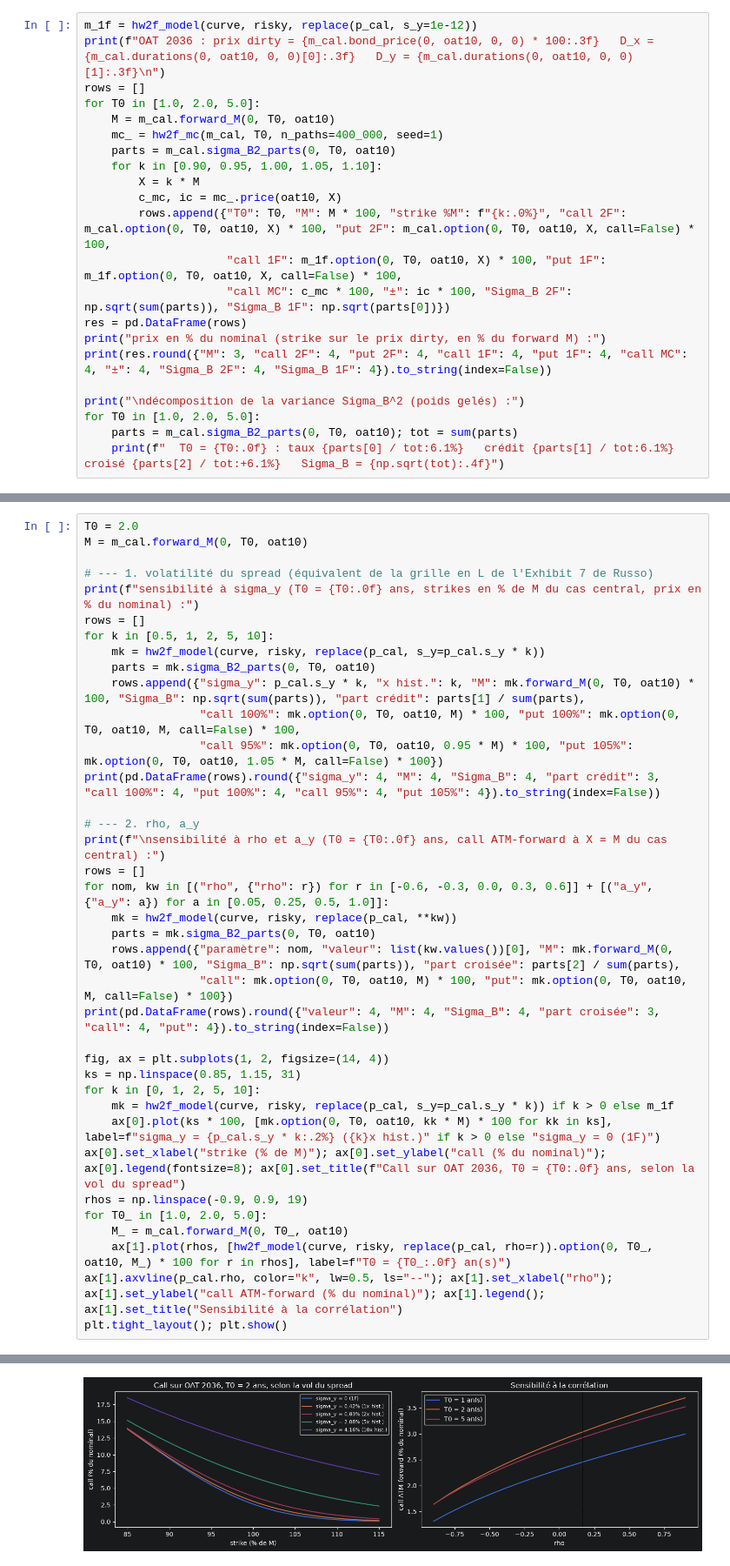
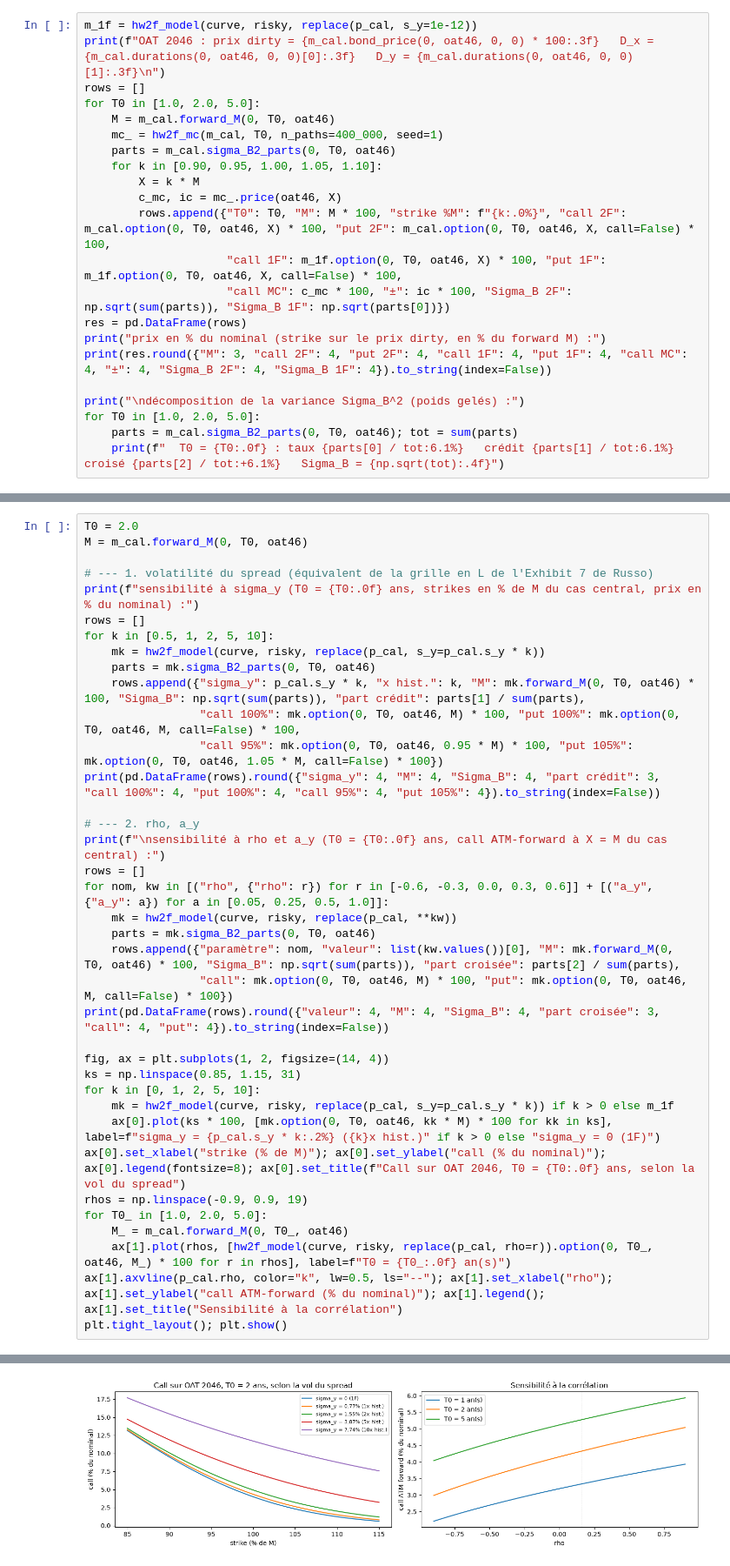
Before and after one commit to alexisdantzikian/BondOptionPricer, a Jupyter notebook: main/oat_option_pricer.ipynb, the cells around one changed output, grey strips where cells are left out. Shown at 87% size. Saved outputs shown, nothing was run; the diff lists cells and outputs as text.

```diff
--- a/main/oat_option_pricer.ipynb
+++ b/main/oat_option_pricer.ipynb
@@ -1505,17 +1558,17 @@ valeur historique, la dernière valeur (4 % par an) étant l'ordre de grandeur d
 Puis $\rho$ et $a_y$.
 # %%
 m_1f = hw2f_model(curve, risky, replace(p_cal, s_y=1e-12))
-print(f"OAT 2036 : prix dirty = {m_cal.bond_price(0, oat10, 0, 0) * 100:.3f}   D_x = {m_cal.durations(0, oat10, 0, 0)[0]:.3f}   D_y = {m_cal.durations(0, oat10, 0, 0)[1]:.3f}\n")
+print(f"OAT 2046 : prix dirty = {m_cal.bond_price(0, oat46, 0, 0) * 100:.3f}   D_x = {m_cal.durations(0, oat46, 0, 0)[0]:.3f}   D_y = {m_cal.durations(0, oat46, 0, 0)[1]:.3f}\n")
 rows = []
 for T0 in [1.0, 2.0, 5.0]:
-    M = m_cal.forward_M(0, T0, oat10)
+    M = m_cal.forward_M(0, T0, oat46)
     mc_ = hw2f_mc(m_cal, T0, n_paths=400_000, seed=1)
-    parts = m_cal.sigma_B2_parts(0, T0, oat10)
+    parts = m_cal.sigma_B2_parts(0, T0, oat46)
     for k in [0.90, 0.95, 1.00, 1.05, 1.10]:
         X = k * M
-        c_mc, ic = mc_.price(oat10, X)
-        rows.append({"T0": T0, "M": M * 100, "strike %M": f"{k:.0%}", "call 2F": m_cal.option(0, T0, oat10, X) * 100, "put 2F": m_cal.option(0, T0, oat10, X, call=False) * 100,
-                     "call 1F": m_1f.option(0, T0, oat10, X) * 100, "put 1F": m_1f.option(0, T0, oat10, X, call=False) * 100,
+        c_mc, ic = mc_.price(oat46, X)
+        rows.append({"T0": T0, "M": M * 100, "strike %M": f"{k:.0%}", "call 2F": m_cal.option(0, T0, oat46, X) * 100, "put 2F": m_cal.option(0, T0, oat46, X, call=False) * 100,
+                     "call 1F": m_1f.option(0, T0, oat46, X) * 100, "put 1F": m_1f.option(0, T0, oat46, X, call=False) * 100,
                      "call MC": c_mc * 100, "±": ic * 100, "Sigma_B 2F": np.sqrt(sum(parts)), "Sigma_B 1F": np.sqrt(parts[0])})
 res = pd.DataFrame(rows)
 print("prix en % du nominal (strike sur le prix dirty, en % du forward M) :")
@@ -1523,6 +1576,6 @@ print(res.round({"M": 3, "call 2F": 4, "put 2F": 4, "call 1F": 4, "put 1F": 4, "
 
 print("\ndécomposition de la variance Sigma_B^2 (poids gelés) :")
 for T0 in [1.0, 2.0, 5.0]:
-    parts = m_cal.sigma_B2_parts(0, T0, oat10); tot = sum(parts)
+    parts = m_cal.sigma_B2_parts(0, T0, oat46); tot = sum(parts)
     print(f"  T0 = {T0:.0f} : taux {parts[0] / tot:6.1%}   crédit {parts[1] / tot:6.1%}   croisé {parts[2] / tot:+6.1%}   Sigma_B = {np.sqrt(tot):.4f}")
 # %% [output]
@@ -1546,16 +1599,16 @@ décomposition de la variance Sigma_B^2 (poids gelés) :
 # %%
 T0 = 2.0
-M = m_cal.forward_M(0, T0, oat10)
+M = m_cal.forward_M(0, T0, oat46)
 
 # --- 1. volatilité du spread (équivalent de la grille en L de l'Exhibit 7 de Russo)
 print(f"sensibilité à sigma_y (T0 = {T0:.0f} ans, strikes en % de M du cas central, prix en % du nominal) :")
 rows = []
 for k in [0.5, 1, 2, 5, 10]:
     mk = hw2f_model(curve, risky, replace(p_cal, s_y=p_cal.s_y * k))
-    parts = mk.sigma_B2_parts(0, T0, oat10)
-    rows.append({"sigma_y": p_cal.s_y * k, "x hist.": k, "M": mk.forward_M(0, T0, oat10) * 100, "Sigma_B": np.sqrt(sum(parts)), "part crédit": parts[1] / sum(parts),
-                 "call 100%": mk.option(0, T0, oat10, M) * 100, "put 100%": mk.option(0, T0, oat10, M, call=False) * 100,
-                 "call 95%": mk.option(0, T0, oat10, 0.95 * M) * 100, "put 105%": mk.option(0, T0, oat10, 1.05 * M, call=False) * 100})
+    parts = mk.sigma_B2_parts(0, T0, oat46)
+    rows.append({"sigma_y": p_cal.s_y * k, "x hist.": k, "M": mk.forward_M(0, T0, oat46) * 100, "Sigma_B": np.sqrt(sum(parts)), "part crédit": parts[1] / sum(parts),
+                 "call 100%": mk.option(0, T0, oat46, M) * 100, "put 100%": mk.option(0, T0, oat46, M, call=False) * 100,
+                 "call 95%": mk.option(0, T0, oat46, 0.95 * M) * 100, "put 105%": mk.option(0, T0, oat46, 1.05 * M, call=False) * 100})
 print(pd.DataFrame(rows).round({"sigma_y": 4, "M": 4, "Sigma_B": 4, "part crédit": 3, "call 100%": 4, "put 100%": 4, "call 95%": 4, "put 105%": 4}).to_string(index=False))
 
 # --- 2. rho, a_y
@@ -1563,21 +1616,21 @@ print(f"\nsensibilité à rho et a_y (T0 = {T0:.0f} ans, call ATM-forward à X =
 rows = []
 for nom, kw in [("rho", {"rho": r}) for r in [-0.6, -0.3, 0.0, 0.3, 0.6]] + [("a_y", {"a_y": a}) for a in [0.05, 0.25, 0.5, 1.0]]:
     mk = hw2f_model(curve, risky, replace(p_cal, **kw))
-    parts = mk.sigma_B2_parts(0, T0, oat10)
-    rows.append({"paramètre": nom, "valeur": list(kw.values())[0], "M": mk.forward_M(0, T0, oat10) * 100, "Sigma_B": np.sqrt(sum(parts)), "part croisée": parts[2] / sum(parts),
-                 "call": mk.option(0, T0, oat10, M) * 100, "put": mk.option(0, T0, oat10, M, call=False) * 100})
+    parts = mk.sigma_B2_parts(0, T0, oat46)
+    rows.append({"paramètre": nom, "valeur": list(kw.values())[0], "M": mk.forward_M(0, T0, oat46) * 100, "Sigma_B": np.sqrt(sum(parts)), "part croisée": parts[2] / sum(parts),
+                 "call": mk.option(0, T0, oat46, M) * 100, "put": mk.option(0, T0, oat46, M, call=False) * 100})
 print(pd.DataFrame(rows).round({"valeur": 4, "M": 4, "Sigma_B": 4, "part croisée": 3, "call": 4, "put": 4}).to_string(index=False))
 
 fig, ax = plt.subplots(1, 2, figsize=(14, 4))
 ks = np.linspace(0.85, 1.15, 31)
 for k in [0, 1, 2, 5, 10]:
     mk = hw2f_model(curve, risky, replace(p_cal, s_y=p_cal.s_y * k)) if k > 0 else m_1f
-    ax[0].plot(ks * 100, [mk.option(0, T0, oat10, kk * M) * 100 for kk in ks], label=f"sigma_y = {p_cal.s_y * k:.2%} ({k}x hist.)" if k > 0 else "sigma_y = 0 (1F)")
-ax[0].set_xlabel("strike (% de M)"); ax[0].set_ylabel("call (% du nominal)"); ax[0].legend(fontsize=8); ax[0].set_title(f"Call sur OAT 2036, T0 = {T0:.0f} ans, selon la vol du spread")
+    ax[0].plot(ks * 100, [mk.option(0, T0, oat46, kk * M) * 100 for kk in ks], label=f"sigma_y = {p_cal.s_y * k:.2%} ({k}x hist.)" if k > 0 else "sigma_y = 0 (1F)")
+ax[0].set_xlabel("strike (% de M)"); ax[0].set_ylabel("call (% du nominal)"); ax[0].legend(fontsize=8); ax[0].set_title(f"Call sur OAT 2046, T0 = {T0:.0f} ans, selon la vol du spread")
 rhos = np.linspace(-0.9, 0.9, 19)
 for T0_ in [1.0, 2.0, 5.0]:
-    M_ = m_cal.forward_M(0, T0_, oat10)
-    ax[1].plot(rhos, [hw2f_model(curve, risky, replace(p_cal, rho=r)).option(0, T0_, oat10, M_) * 100 for r in rhos], label=f"T0 = {T0_:.0f} an(s)")
+    M_ = m_cal.forward_M(0, T0_, oat46)
+    ax[1].plot(rhos, [hw2f_model(curve, risky, replace(p_cal, rho=r)).option(0, T0_, oat46, M_) * 100 for r in rhos], label=f"T0 = {T0_:.0f} an(s)")
 ax[1].axvline(p_cal.rho, color="k", lw=0.5, ls="--"); ax[1].set_xlabel("rho"); ax[1].set_ylabel("call ATM-forward (% du nominal)"); ax[1].legend(); ax[1].set_title("Sensibilité à la corrélation")
 plt.tight_layout(); plt.show()
 # %% [output]
@@ -1603,4 +1656,4 @@ paramètre  valeur       M  Sigma_B  part croisée   call    put
-[figure, old version]
+[figure, new version]
 # %% [markdown]
 ### Lecture des résultats
 
```
Also changed, not shown: parts of 17 cells of this notebook, 1 other file.
